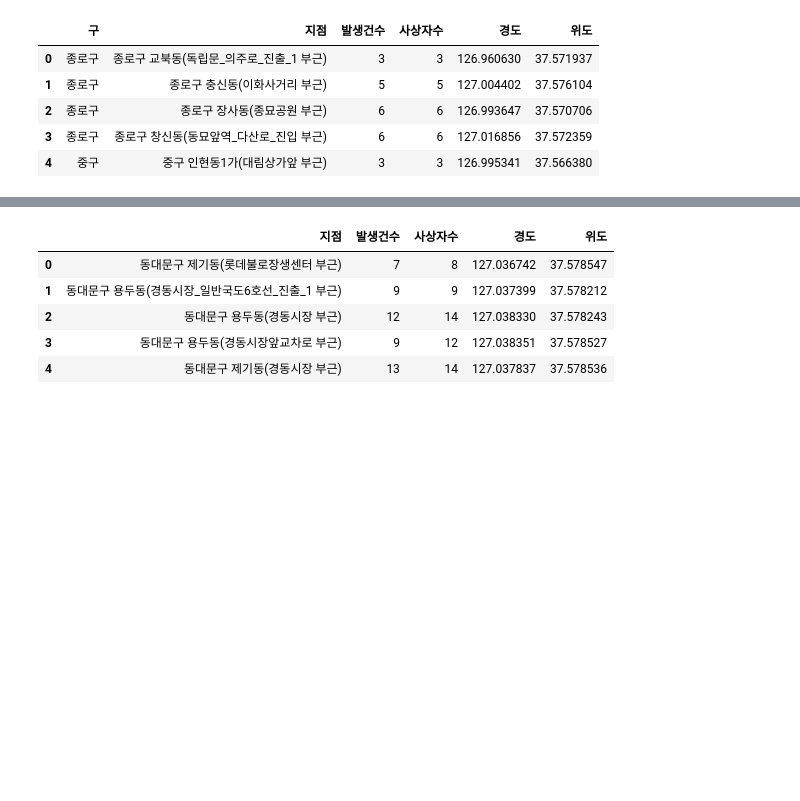
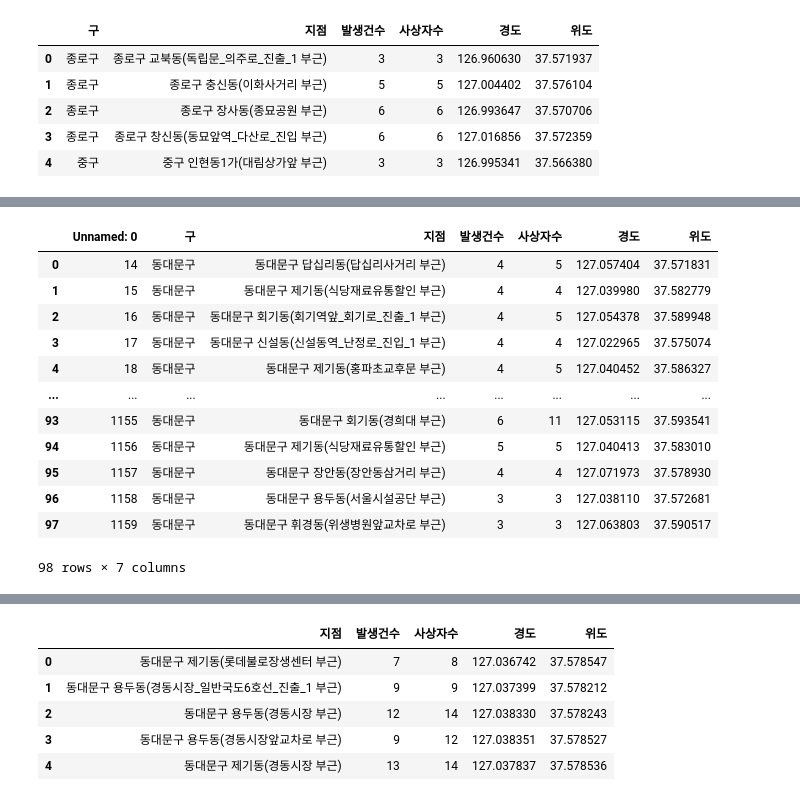
Before and after one commit to y7y1h13/StatisticsAnal, a Jupyter notebook: newPan/프로젝트/코드정리/고령자사고다발지역/사고다발지역 & 노인보호구역 선정.ipynb, the cells around one changed output, grey strips where cells are left out. Saved outputs shown, nothing was run; the diff lists cells and outputs as text; code cells hidden in the pictures; blank space fills up the shorter version.

```diff
--- a/newPan/프로젝트/코드정리/고령자사고다발지역/사고다발지역 & 노인보호구역 선정.ipynb
+++ b/newPan/프로젝트/코드정리/고령자사고다발지역/사고다발지역 & 노인보호구역 선정.ipynb
@@ -180,0 +202,17 @@ j.to_csv('../data/노인 교통사고 추이/동대문구 사고다발지역')
+# %%
+n = pd.read_csv('../data/보행고령자 사고다발/동대문구 사고다발지역.csv')
+n
+# %% [output]
+|  | Unnamed: 0 | 구 | 지점 | 발생건수 | 사상자수 | 경도 | 위도 |
+| 0 | 14 | 동대문구 | 동대문구 답십리동(답십리사거리 부근) | 4 | 5 | 127.057404 | 37.571831 |
+| 1 | 15 | 동대문구 | 동대문구 제기동(식당재료유통할인 부근) | 4 | 4 | 127.039980 | 37.582779 |
+| 2 | 16 | 동대문구 | 동대문구 회기동(회기역앞_회기로_진출_1 부근) | 4 | 5 | 127.054378 | 37.589948 |
+| 3 | 17 | 동대문구 | 동대문구 신설동(신설동역_난정로_진입_1 부근) | 4 | 4 | 127.022965 | 37.575074 |
+| 4 | 18 | 동대문구 | 동대문구 제기동(홍파초교후문 부근) | 4 | 5 | 127.040452 | 37.586327 |
+| ... | ... | ... | ... | ... | ... | ... | ... |
+| 93 | 1155 | 동대문구 | 동대문구 회기동(경희대 부근) | 6 | 11 | 127.053115 | 37.593541 |
+| 94 | 1156 | 동대문구 | 동대문구 제기동(식당재료유통할인 부근) | 5 | 5 | 127.040413 | 37.583010 |
+| 95 | 1157 | 동대문구 | 동대문구 장안동(장안동삼거리 부근) | 4 | 4 | 127.071973 | 37.578930 |
+| 96 | 1158 | 동대문구 | 동대문구 용두동(서울시설공단 부근) | 3 | 3 | 127.038110 | 37.572681 |
+| 97 | 1159 | 동대문구 | 동대문구 휘경동(위생병원앞교차로 부근) | 3 | 3 | 127.063803 | 37.590517 |
+98 rows × 7 columns
```
Also changed, not shown: parts of 11 cells of this notebook, 3 other files.
